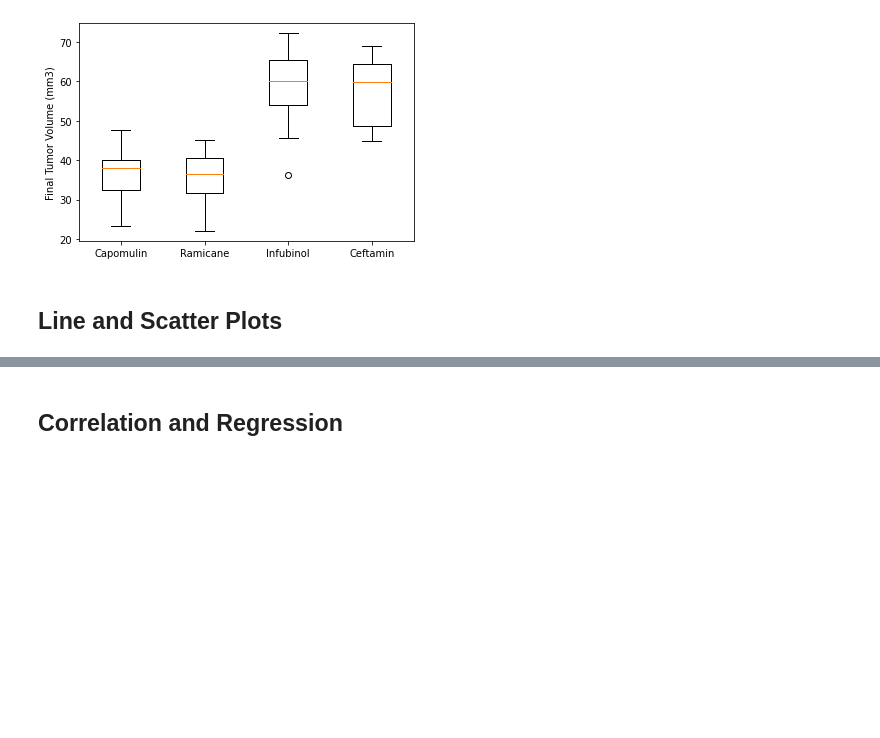
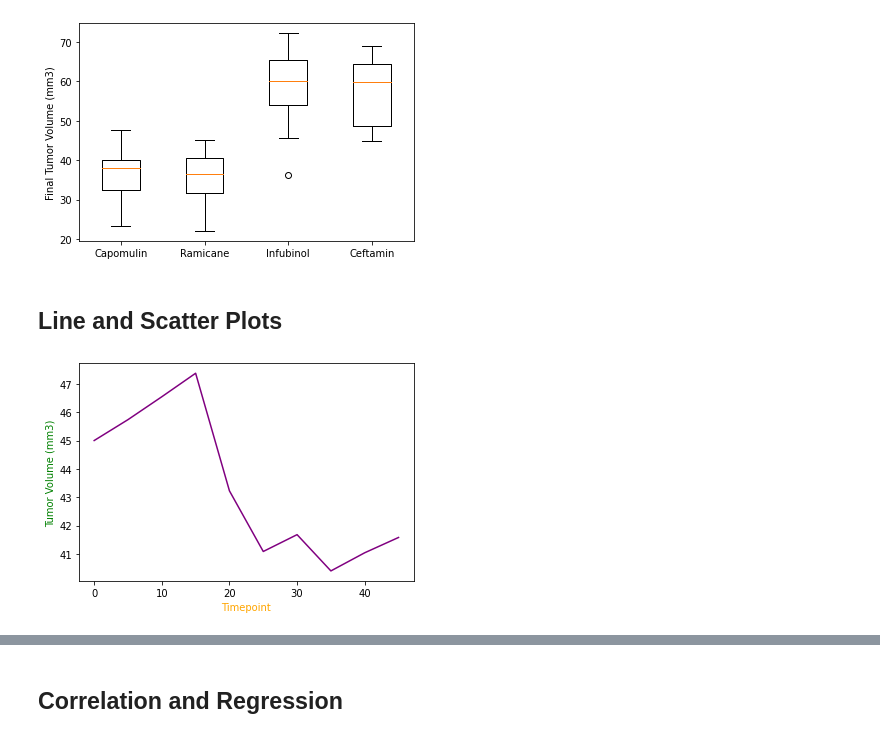
Before and after one commit to WilliamRoll/Matplotlib-Challenge, a Jupyter notebook: Pymaceuticals/pymaceuticals_starter.ipynb, the cells around one changed output, grey strips where cells are left out. Drawn from its saved outputs; the diff is of its cells as text; code cells hidden in the pictures; blank space fills up the shorter version.

Commit message:
Line and Scatter Plots script is working and producing plots

```diff
--- a/Pymaceuticals/pymaceuticals_starter.ipynb
+++ b/Pymaceuticals/pymaceuticals_starter.ipynb
@@ -253,3 +250,18 @@ plt.show()
+# %%
+# Generate a line plot of tumor volume vs. time point for a single mouse
+# treated with Capomulin
+
+#single mouse data drill down
+capomulin_data = clean_mouse_data.loc[clean_mouse_data['Drug Regimen'] == "Capomulin"]
+mouse_data = capomulin_data.loc[capomulin_data['Mouse ID'] == "r944"]
+
+#line plot
+plt.plot(mouse_data['Timepoint'], mouse_data['Tumor Volume (mm3)'], color = "purple")
+plt.xlabel("Timepoint", color = "orange")
+plt.ylabel("Tumor Volume (mm3)", color = "green")
+plt.show()
+# %% [output]
+[figure, added]
 # %%
 # Generate a scatter plot of average tumor volume vs. mouse weight
 # for all mice in the Capomulin regimen
```
Also changed, not shown: parts of 2 cells of this notebook.
